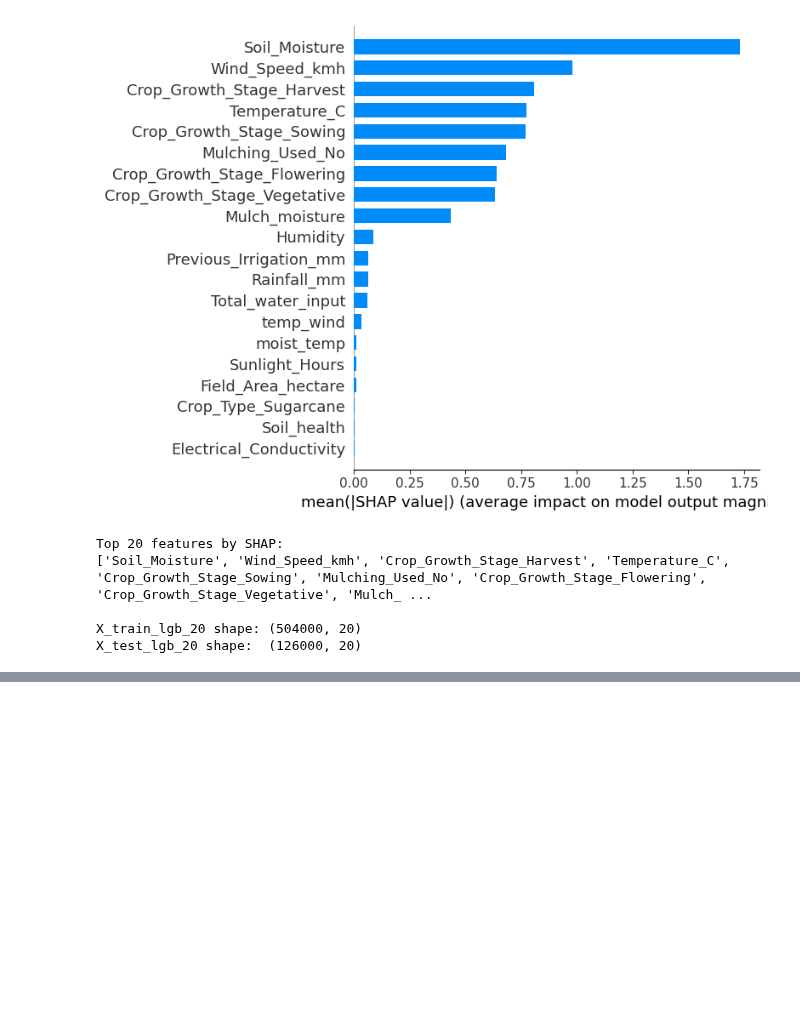
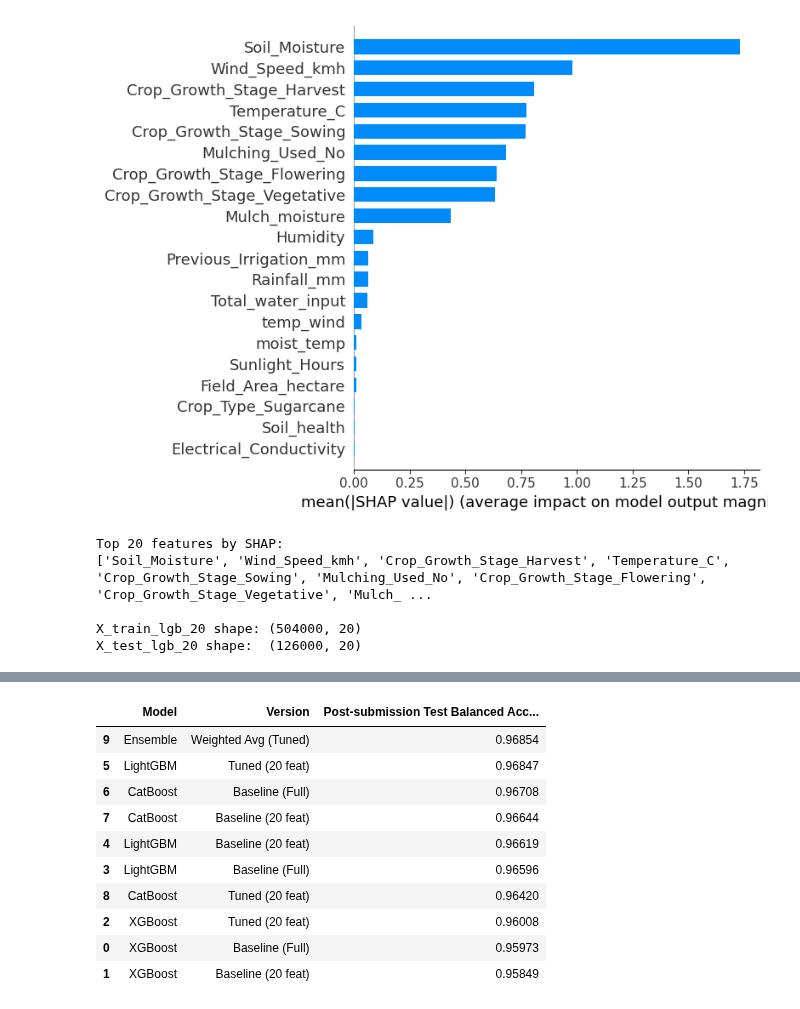
Before and after one commit to donya-beh/GSB-545, a Jupyter notebook: Kaggle Comp/Kaggle Homework 4 Notebook.ipynb, the cells around one changed output, grey strips where cells are left out. Drawn from its saved outputs; the diff is of its cells as text; code cells hidden in the pictures; blank space fills up the shorter version.

```diff
--- a/Kaggle Comp/Kaggle Homework 4 Notebook.ipynb
+++ b/Kaggle Comp/Kaggle Homework 4 Notebook.ipynb
@@ -769,0 +1224,37 @@ NOTE FOR LATER
+# %%
+#display key model results for discussion
+results = {
+    'Model': [
+        'XGBoost',  'XGBoost',           'XGBoost',
+        'LightGBM', 'LightGBM',          'LightGBM',
+        'CatBoost', 'CatBoost',          'CatBoost',
+        'Ensemble'
+    ],
+    'Version': [
+        'Baseline (Full)', 'Baseline (20 feat)', 'Tuned (20 feat)',
+        'Baseline (Full)', 'Baseline (20 feat)', 'Tuned (20 feat)',
+        'Baseline (Full)', 'Baseline (20 feat)', 'Tuned (20 feat)',
+        'Weighted Avg (Tuned)'
+    ],
+    'Post-submission Test Balanced Accuracy': [
+        0.95973, 0.95849, 0.96008,
+        0.96596, 0.96619, 0.96847,
+        0.96708, 0.96644, 0.96420,
+        0.96854
+    ]
+}
+
+results_df = pd.DataFrame(results)
+results_df.sort_values(by="Post-submission Test Balanced Accuracy", ascending=False)
+# %% [output]
+|  | Model | Version | Post-submission Test Balanced Acc... |
+| 9 | Ensemble | Weighted Avg (Tuned) | 0.96854 |
+| 5 | LightGBM | Tuned (20 feat) | 0.96847 |
+| 6 | CatBoost | Baseline (Full) | 0.96708 |
+| 7 | CatBoost | Baseline (20 feat) | 0.96644 |
+| 4 | LightGBM | Baseline (20 feat) | 0.96619 |
+| 3 | LightGBM | Baseline (Full) | 0.96596 |
+| 8 | CatBoost | Tuned (20 feat) | 0.96420 |
+| 2 | XGBoost | Tuned (20 feat) | 0.96008 |
+| 0 | XGBoost | Baseline (Full) | 0.95973 |
+| 1 | XGBoost | Baseline (20 feat) | 0.95849 |
```
Also changed, not shown: parts of 20 cells of this notebook, 14 other files.
